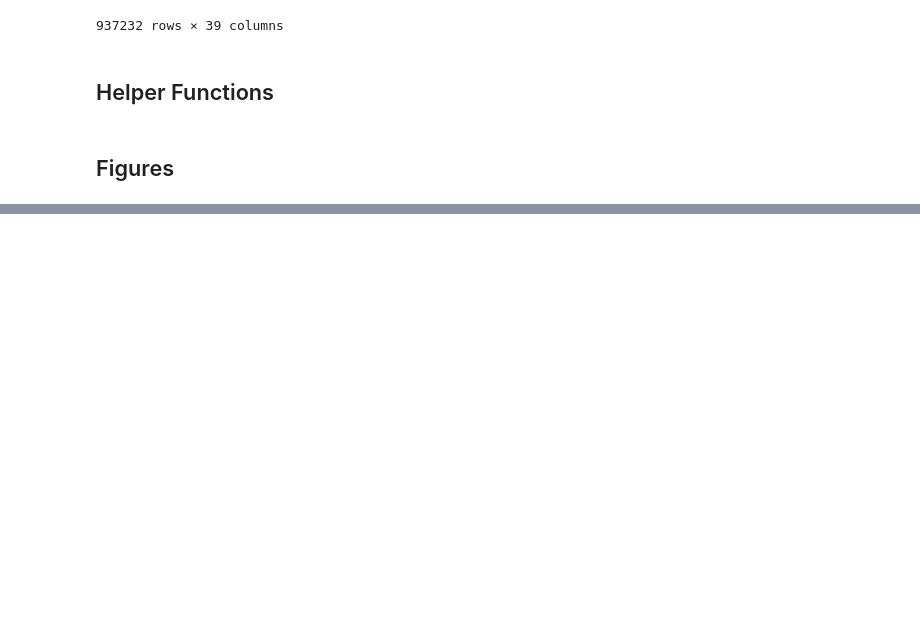
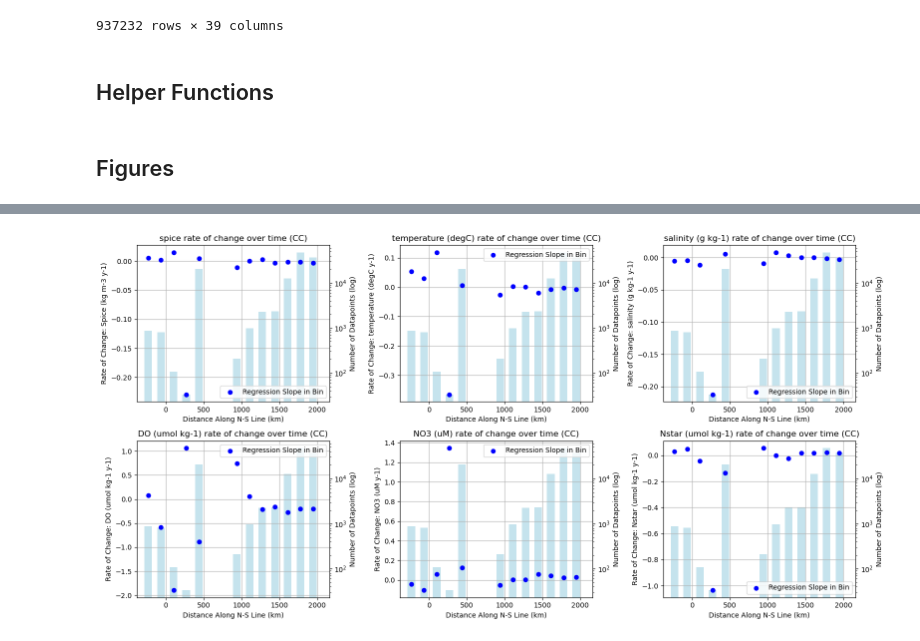
Before and after one commit to SalishSeaCast/analysis-griffon, a Jupyter notebook: notebooks/CaliforniaCurrentAnalysis/CurrentAnalysis_ObservedTrend.ipynb, the cells around one changed output, grey strips where cells are left out. Drawn from its saved outputs; the diff is of its cells as text; code cells hidden in the pictures; blank space fills up the shorter version.

```diff
--- a/notebooks/CaliforniaCurrentAnalysis/CurrentAnalysis_ObservedTrend.ipynb
+++ b/notebooks/CaliforniaCurrentAnalysis/CurrentAnalysis_ObservedTrend.ipynb
@@ -360,0 +362,11 @@ plt.tight_layout()
+# %%
+fig, ax = plt.subplots(2,3, figsize=(16, 8))
+plot_ratediff_NS('spice', 'CC', (0,0))
+plot_ratediff_NS('temperature (degC)', 'CC', (0,1))
+plot_ratediff_NS('salinity (g kg-1)', 'CC', (0,2))
+plot_ratediff_NS('DO (umol kg-1)', 'CC', (1,0))
+plot_ratediff_NS('NO3 (uM)', 'CC', (1,1))
+plot_ratediff_NS('Nstar (umol kg-1)', 'CC', (1,2))
+plt.tight_layout()
+# %% [output]
+[figure, added]
```
Also changed, not shown: parts of 5 cells of this notebook, 3 other files.
